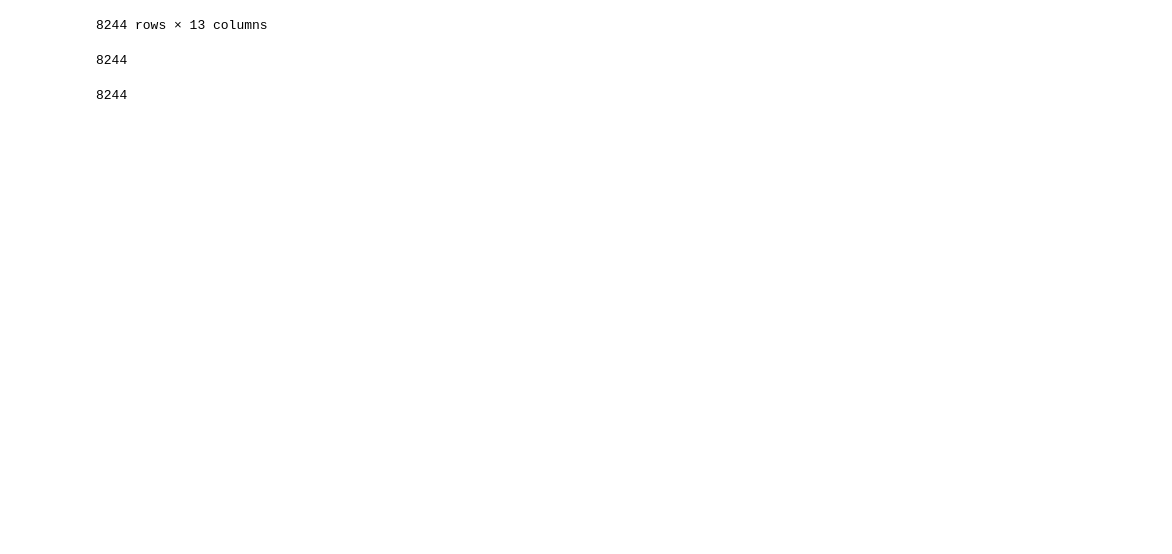
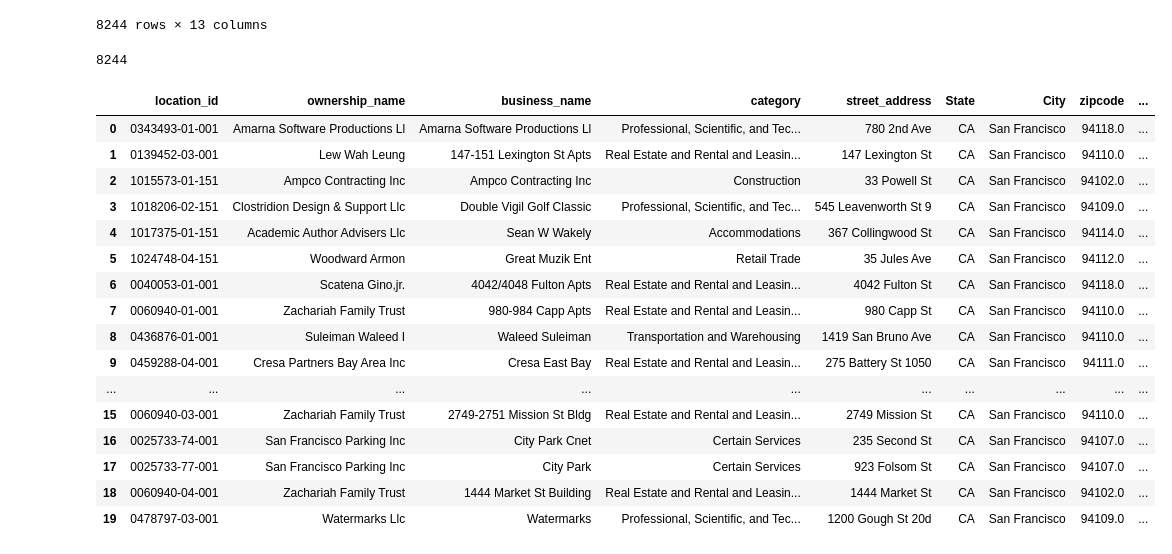
Before and after one commit to dtang29/final-project-ml, a Jupyter notebook: Resources/Jupyter Notebooks/registered_businesses (Daniel Tang).ipynb, the cells around one changed output. Drawn from its saved outputs; the diff is of its cells as text; code cells hidden in the pictures; blank space fills up the shorter version.

Commit message:
Cleaned up registered businesses

```diff
--- a/Resources/Jupyter Notebooks/registered_businesses (Daniel Tang).ipynb
+++ b/Resources/Jupyter Notebooks/registered_businesses (Daniel Tang).ipynb
@@ -109,15 +109,31 @@ len(final_df)
 # %%
 #convert date columns from str -> date
 # pd.to_datetime(final_df['business_end_date'])
 # pd.to_datetime(final_df['business_start_date']).dtype
 
 pd.to_datetime(final_df['business_end_date'], format="%m/%d/%Y")
 pd.to_datetime(final_df['business_start_date'], format="%m/%d/%Y")
 
 final_df['Duration'] = pd.to_datetime(final_df['business_end_date'], format="%m/%d/%Y") - pd.to_datetime(final_df['business_start_date'], format="%m/%d/%Y")
+
+final_df = final_df.reset_index(drop=True)
 #final_df.dtypes
-final_df.head(5)
-
-len(final_df)
+final_df.head(20)
 # %% [output]
-8244
+|  | location_id | ownership_name | business_name | category | street_address | State | City | zipcode | ... |
+| 0 | 0343493-01-001 | Amarna Software Productions Ll | Amarna Software Productions Ll | Professional, Scientific, and Tec... | 780 2nd Ave | CA | San Francisco | 94118.0 | ... |
+| 1 | 0139452-03-001 | Lew Wah Leung | 147-151 Lexington St Apts | Real Estate and Rental and Leasin... | 147 Lexington St | CA | San Francisco | 94110.0 | ... |
+| 2 | 1015573-01-151 | Ampco Contracting Inc | Ampco Contracting Inc | Construction | 33 Powell St | CA | San Francisco | 94102.0 | ... |
+| 3 | 1018206-02-151 | Clostridion Design & Support Llc | Double Vigil Golf Classic | Professional, Scientific, and Tec... | 545 Leavenworth St 9 | CA | San Francisco | 94109.0 | ... |
+| 4 | 1017375-01-151 | Academic Author Advisers Llc | Sean W Wakely | Accommodations | 367 Collingwood St | CA | San Francisco | 94114.0 | ... |
+| 5 | 1024748-04-151 | Woodward Armon | Great Muzik Ent | Retail Trade | 35 Jules Ave | CA | San Francisco | 94112.0 | ... |
+| 6 | 0040053-01-001 | Scatena Gino,jr. | 4042/4048 Fulton Apts | Real Estate and Rental and Leasin... | 4042 Fulton St | CA | San Francisco | 94118.0 | ... |
+| 7 | 0060940-01-001 | Zachariah Family Trust | 980-984 Capp Apts | Real Estate and Rental and Leasin... | 980 Capp St | CA | San Francisco | 94110.0 | ... |
+| 8 | 0436876-01-001 | Suleiman Waleed I | Waleed Suleiman | Transportation and Warehousing | 1419 San Bruno Ave | CA | San Francisco | 94110.0 | ... |
+| 9 | 0459288-04-001 | Cresa Partners Bay Area Inc | Cresa East Bay | Real Estate and Rental and Leasin... | 275 Battery St 1050 | CA | San Francisco | 94111.0 | ... |
+| ... | ... | ... | ... | ... | ... | ... | ... | ... | ... |
+| 15 | 0060940-03-001 | Zachariah Family Trust | 2749-2751 Mission St Bldg | Real Estate and Rental and Leasin... | 2749 Mission St | CA | San Francisco | 94110.0 | ... |
+| 16 | 0025733-74-001 | San Francisco Parking Inc | City Park Cnet | Certain Services | 235 Second St | CA | San Francisco | 94107.0 | ... |
+| 17 | 0025733-77-001 | San Francisco Parking Inc | City Park | Certain Services | 923 Folsom St | CA | San Francisco | 94107.0 | ... |
+| 18 | 0060940-04-001 | Zachariah Family Trust | 1444 Market St Building | Real Estate and Rental and Leasin... | 1444 Market St | CA | San Francisco | 94102.0 | ... |
+| 19 | 0478797-03-001 | Watermarks Llc | Watermarks | Professional, Scientific, and Tec... | 1200 Gough St 20d | CA | San Francisco | 94109.0 | ... |
```
